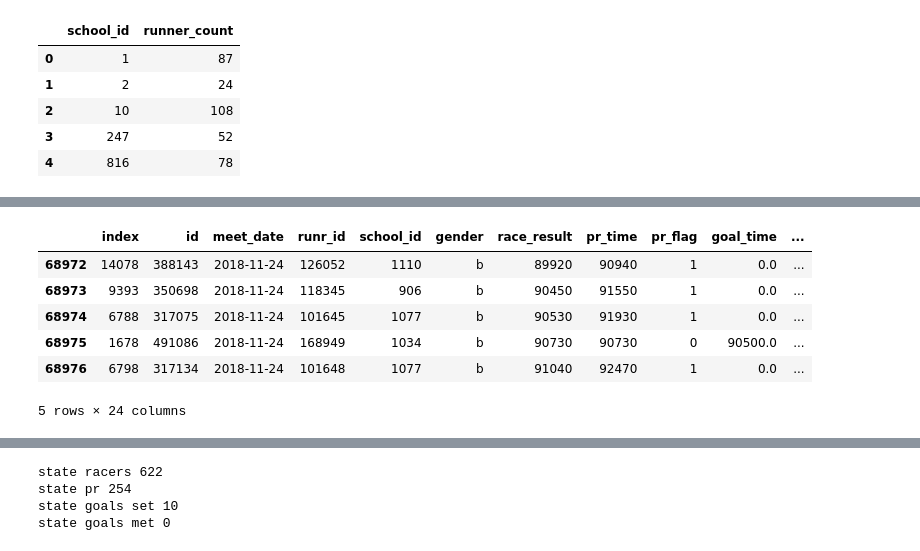
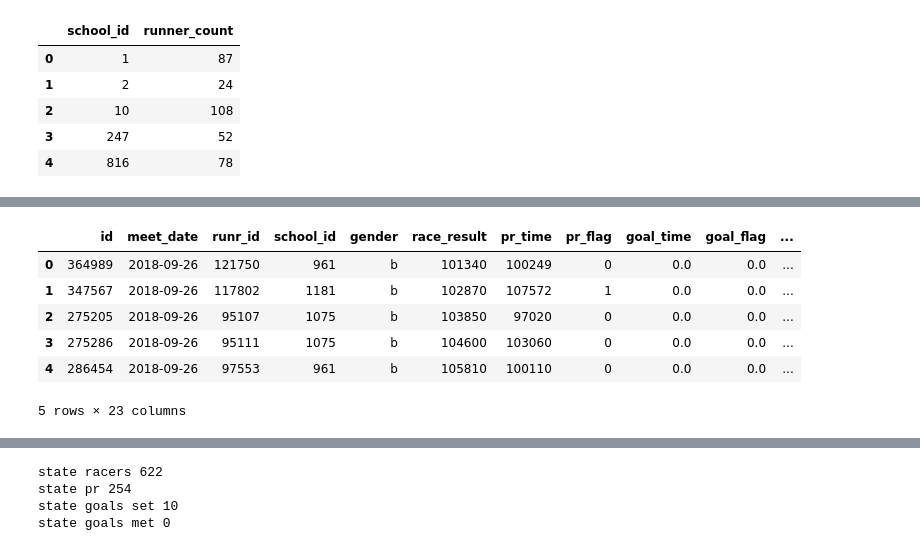
Before and after one commit to DRBrenner/race_performance_final, a Jupyter notebook: transform_data.ipynb, the cells around one changed output, grey strips where cells are left out. Cells and saved outputs as stored; diff of their text form; code cells hidden in the pictures.

```diff
--- a/transform_data.ipynb
+++ b/transform_data.ipynb
@@ -40,14 +40,14 @@ log_9.head(5)
 # max_effort_log_count_9 = max_effort_log_count_9.rename(columns = {"effort_num":"max_effort_log_entries_sept"})
 # #max_effort_log_count_9.head()
 # %%
-# Calculations from September 2018 log data (all athletes before first big meet) to added to results table or charted
+# Calculations from September 2018 log data (all athletes before first big meet) to be added to results table or charted
 log_count_9 = log_9.groupby(['runr_id']).count()["effort_num"].reset_index()
 log_count_9 = log_count_9.rename(columns = {"effort_num":"log_entries_sept"})
 #log_count_9.head()
 
-max_effort_9 = log_9.loc[(log_9['effort_num'] == 5)]
-max_effort_9.head()
+max_effort_9 = log_9.loc[(log_9['effort_num'] > 3)]
+#max_effort_9.head()
 
 max_effort_log_count_9 = max_effort_9.groupby(['runr_id']).count()["effort_num"].reset_index()
 max_effort_log_count_9 = max_effort_log_count_9.rename(columns = {"effort_num":"max_effort_log_entries_sept"})
-#max_effort_log_count_9.head()
+max_effort_log_count_9.head()
@@ -81,14 +88,14 @@ log_count_11 = log_count_11.rename(columns = {"effort_num":"log_entries_nov"})
 #log_count_11.head()
 
 #EXPORT THIS TABLE
-max_effort_11 = log_11.loc[(log_11['effort_num'] == 5)]
+max_effort_11 = log_11.loc[(log_11['effort_num'] > 3)]
 max_effort_11.head()
 
 max_effort_log_count_11 = max_effort_11.groupby(['runr_id']).count()["effort_num"].reset_index()
 max_effort_log_count_11 = max_effort_log_count_11.rename(columns = {"effort_num":"max_effort_log_entries_nov"})
 #max_effort_log_count_11.head()
 # %%
-results_df = pd.read_sql('select * from test_results_and_goals',connection)
+results_df = pd.read_sql('select * from results_and_goals',connection)
 results_df.head()
 # %% [output]
 |  | id | meet_date | runr_id | school_id | gender | race_result | pr_time | previous_time | last_year_time | ... |
@@ -251,23 +287,27 @@ results_complete_df.head()
 # %%
 #State Meet 2018 info for bubble chart (x-runner_id?, y=pace with School Size bubbles and color for male/female)
 fall_2018_3mile_races = results_complete_df.loc[(results_complete_df['datetime']>"2018-07-31") &
                                        (results_complete_df['datetime']<"2019-01-01") &
                                        (results_complete_df["distance"]>=300)]
+cvc1_meet_all = results_complete_df.loc[(results_complete_df['datetime']=="2018-09-26") &
+                                       (results_complete_df['course_id']>= 101) &
+                                       (results_complete_df['course_id']<= 102)].sort_values(by=['gender', 'pace']).set_index('index').reset_index(drop=True)
 state_finals_2018_all = results_complete_df.loc[(results_complete_df['datetime']=="2018-11-24") &
                                        (results_complete_df['course_id']== 9)].sort_values("race_result")
 
 state_finals_2018_male = results_complete_df.loc[(results_complete_df['datetime']=="2018-11-24") &
                                        (results_complete_df['course_id']== 9) &
                                        (results_complete_df["gender"] == "b")].sort_values("race_result")
 state_finals_2018_female = results_complete_df.loc[(results_complete_df['datetime']=="2018-11-24") &
                                        (results_complete_df['course_id']== 9) &
                                        (results_complete_df["gender"] == "g")].sort_values("race_result")
-state_finals_2018_all.head()
+#state_finals_2018_all.head()
+cvc1_meet_all.head()
 # %% [output]
-|  | index | id | meet_date | runr_id | school_id | gender | race_result | pr_time | pr_flag | goal_time | ... |
-| 68972 | 14078 | 388143 | 2018-11-24 | 126052 | 1110 | b | 89920 | 90940 | 1 | 0.0 | ... |
-| 68973 | 9393 | 350698 | 2018-11-24 | 118345 | 906 | b | 90450 | 91550 | 1 | 0.0 | ... |
-| 68974 | 6788 | 317075 | 2018-11-24 | 101645 | 1077 | b | 90530 | 91930 | 1 | 0.0 | ... |
-| 68975 | 1678 | 491086 | 2018-11-24 | 168949 | 1034 | b | 90730 | 90730 | 0 | 90500.0 | ... |
-| 68976 | 6798 | 317134 | 2018-11-24 | 101648 | 1077 | b | 91040 | 92470 | 1 | 0.0 | ... |
+|  | id | meet_date | runr_id | school_id | gender | race_result | pr_time | pr_flag | goal_time | goal_flag | ... |
+| 0 | 364989 | 2018-09-26 | 121750 | 961 | b | 101340 | 100249 | 0 | 0.0 | 0.0 | ... |
+| 1 | 347567 | 2018-09-26 | 117802 | 1181 | b | 102870 | 107572 | 1 | 0.0 | 0.0 | ... |
+| 2 | 275205 | 2018-09-26 | 95107 | 1075 | b | 103850 | 97020 | 0 | 0.0 | 0.0 | ... |
+| 3 | 275286 | 2018-09-26 | 95111 | 1075 | b | 104600 | 103060 | 0 | 0.0 | 0.0 | ... |
+| 4 | 286454 | 2018-09-26 | 97553 | 961 | b | 105810 | 100110 | 0 | 0.0 | 0.0 | ... |
-5 rows × 24 columns
+5 rows × 23 columns
```
Also changed, not shown: parts of 20 cells of this notebook, 6 other files.
